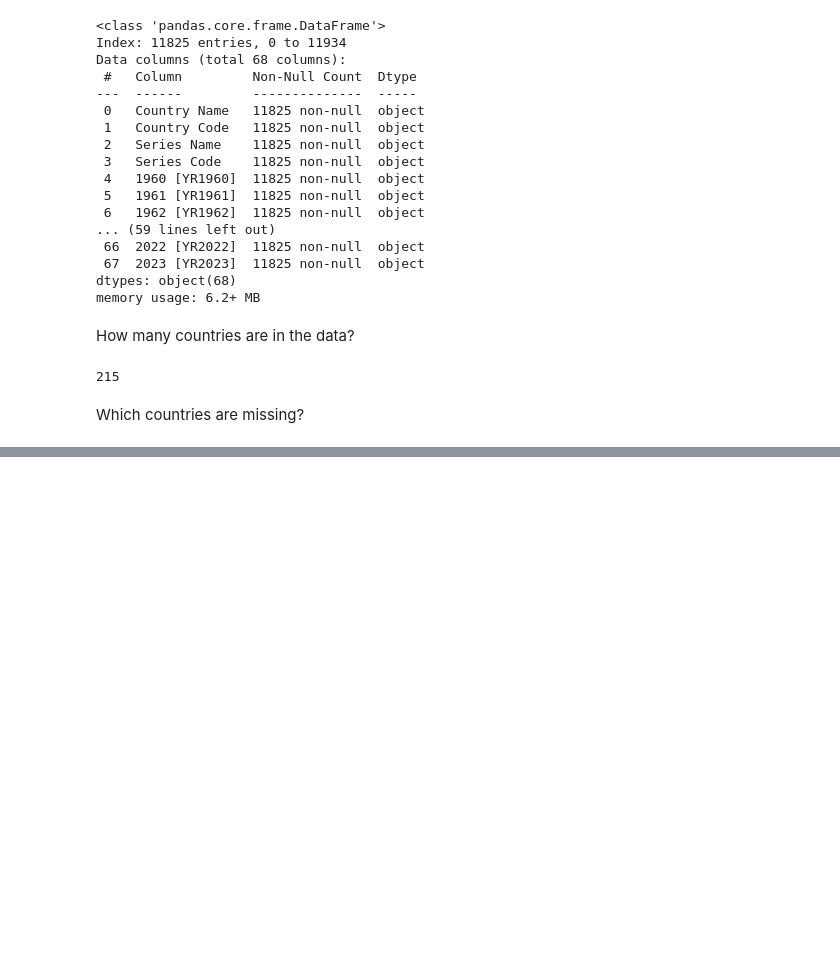
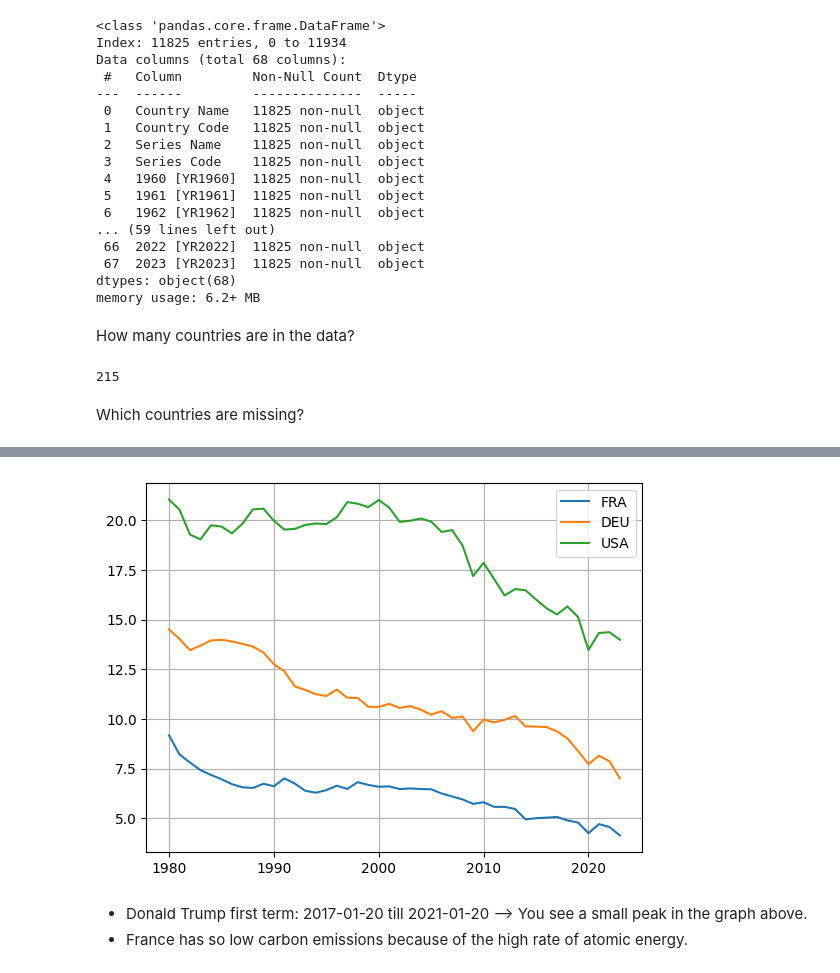
Before and after one commit to maxtschochner/World_Bank_Open_Data_Exploration, a Jupyter notebook: Analysis.ipynb, the cells around one changed output, grey strips where cells are left out. Saved outputs shown, nothing was run; the diff lists cells and outputs as text; code cells hidden in the pictures; blank space fills up the shorter version.

```diff
--- a/Analysis.ipynb
+++ b/Analysis.ipynb
@@ -376,0 +376,10 @@ sns.pairplot(data_onlycountries_without_nan_unpivot_feature_format_pdf)
+# %%
+country_numeric_dict = dict(enumerate(set(data_melt_pdf['Country Code'])))
+
+country_numeric_dict = {v: k for k, v in country_numeric_dict.items()}
+
+
+
+data_melt_pdf['Country Numeric'] = data_melt_pdf['Country Code'].map(country_numeric_dict)
+
+data_melt_pdf
@@ -376,0 +416,6 @@ sns.pairplot(data_onlycountries_without_nan_unpivot_feature_format_pdf)
+# %%
+data_melt_pivot_pdf = data_melt_pdf.pivot(index=['Country Name', 'Country Code','Country Numeric', 'Year'], columns='Series Name', values='Value')
+
+data_melt_pivot_pdf = data_melt_pivot_pdf.reset_index()
+
+data_melt_pivot_pdf
@@ -376,0 +438,6 @@ sns.pairplot(data_onlycountries_without_nan_unpivot_feature_format_pdf)
+# %%
+data_melt_pivot_pdf['Population'] = data_melt_pivot_pdf['GDP (current US$)'] / data_melt_pivot_pdf['GDP per capita (current US$)']
+
+data_melt_pivot_pdf['Military expenditure per capita (current USD)'] = data_melt_pivot_pdf['Military expenditure (current USD)'] / data_melt_pivot_pdf['Population']
+
+data_melt_pivot_pdf
@@ -376,0 +458,26 @@ sns.pairplot(data_onlycountries_without_nan_unpivot_feature_format_pdf)
+# %%
+data_melt_pivot_FRA_pdf = data_melt_pivot_pdf[data_melt_pivot_pdf['Country Code']=='FRA']
+data_melt_pivot_DEU_pdf = data_melt_pivot_pdf[data_melt_pivot_pdf['Country Code']=='DEU']
+data_melt_pivot_USA_pdf = data_melt_pivot_pdf[data_melt_pivot_pdf['Country Code']=='USA']
+# %%
+column_to_plot = 'Carbon dioxide (CO2) emissions excluding LULUCF per capita (t CO2e/capita)'
+# column_to_plot = 'Military expenditure (% of GDP)'
+# column_to_plot = 'Military expenditure per capita (current USD)'
+# column_to_plot = 'Population'
+# column_to_plot = 'External balance on goods and services (% of GDP)'
+# column_to_plot = 'Gross domestic savings (% of GDP)'
+# column_to_plot = 'Inflation, GDP deflator (annual %)'
+
+fig, ax = plt.subplots(1,1)
+
+ax.plot(data_melt_pivot_FRA_pdf['Year'], data_melt_pivot_FRA_pdf[column_to_plot], label='FRA')
+ax.plot(data_melt_pivot_DEU_pdf['Year'], data_melt_pivot_DEU_pdf[column_to_plot], label='DEU')
+ax.plot(data_melt_pivot_USA_pdf['Year'], data_melt_pivot_USA_pdf[column_to_plot], label='USA')
+
+ax.legend()
+ax.grid()
+# %% [output]
+[figure, added]
+# %% [markdown]
+* Donald Trump first term: 2017-01-20 till 2021-01-20 --> You see a small peak in the graph above.
+* France has so low carbon emissions because of the high rate of atomic energy.
```
Also changed, not shown: parts of 58 cells of this notebook.
